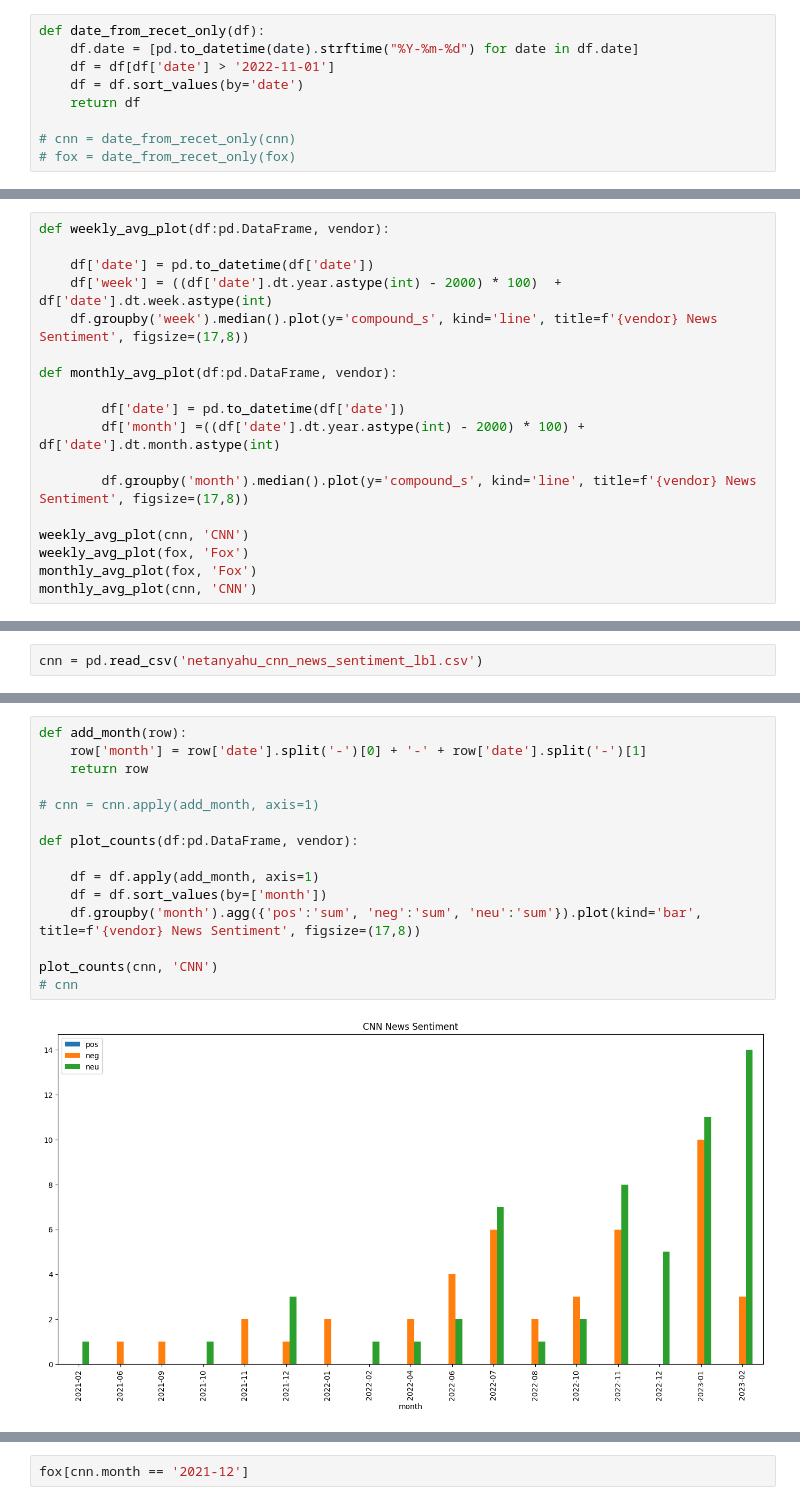
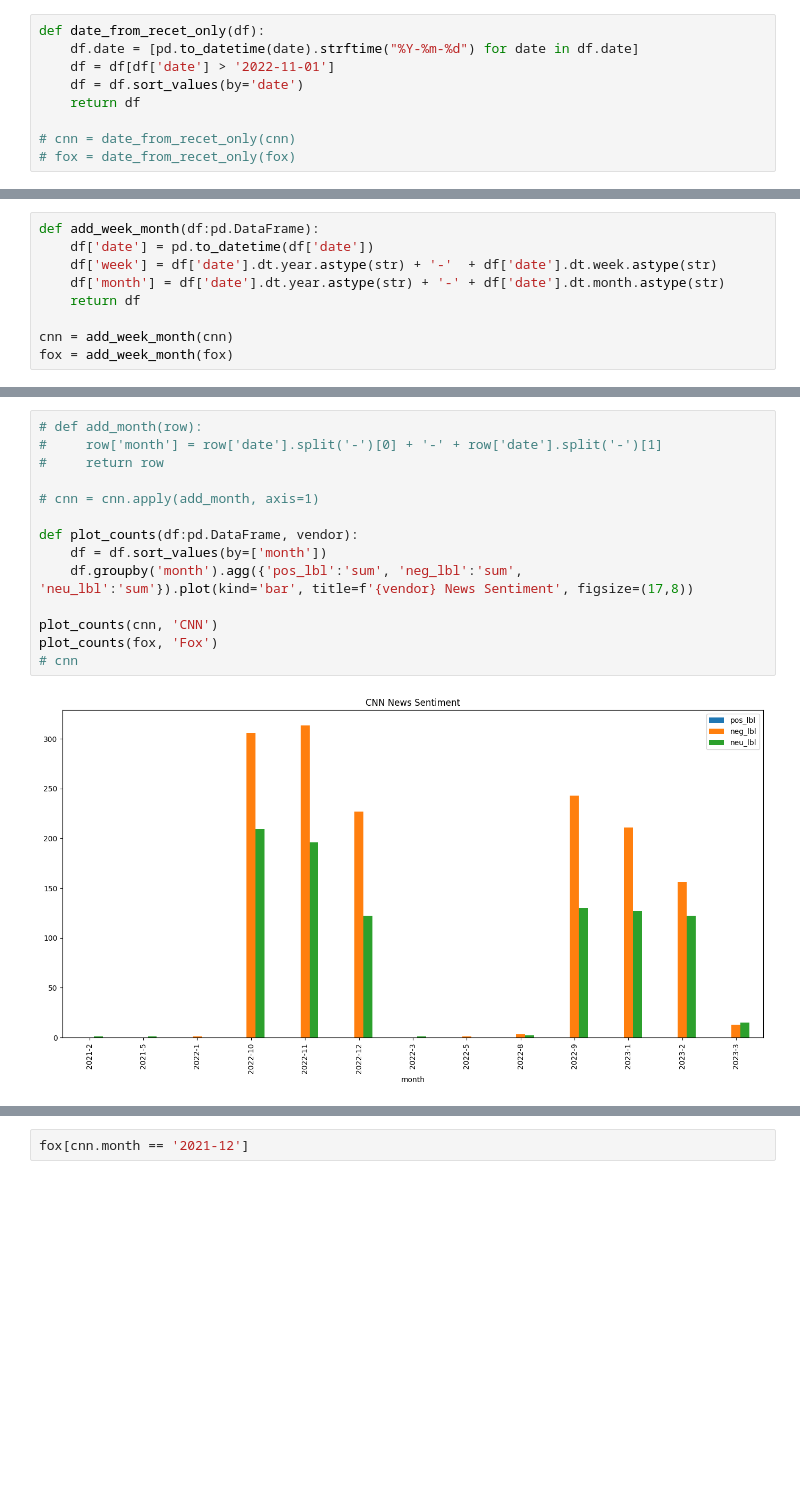
Before and after one commit to idobiran11/senti-trends-nlp, a Jupyter notebook: result analysis/trump_absa.ipynb, the cells around one changed output, grey strips where cells are left out. Drawn from its saved outputs; the diff is of its cells as text; blank space fills up the shorter version.

```diff
--- a/result analysis/trump_absa.ipynb
+++ b/result analysis/trump_absa.ipynb
@@ -116,18 +103,9 @@ joined_plot(cnn, fox, 'CNN', 'Fox')
 # %%
-def weekly_avg_plot(df:pd.DataFrame, vendor):
+def add_week_month(df:pd.DataFrame):
+    df['date'] = pd.to_datetime(df['date'])
+    df['week'] = df['date'].dt.year.astype(str) + '-'  + df['date'].dt.week.astype(str)
+    df['month'] = df['date'].dt.year.astype(str) + '-' + df['date'].dt.month.astype(str)
+    return df
 
-    df['date'] = pd.to_datetime(df['date'])
-    df['week'] = ((df['date'].dt.year.astype(int) - 2000) * 100)  + df['date'].dt.week.astype(int)
-    df.groupby('week').median().plot(y='compound_s', kind='line', title=f'{vendor} News Sentiment', figsize=(17,8))
-
-def monthly_avg_plot(df:pd.DataFrame, vendor):
-
-        df['date'] = pd.to_datetime(df['date'])
-        df['month'] =((df['date'].dt.year.astype(int) - 2000) * 100) + df['date'].dt.month.astype(int)
-
-        df.groupby('month').median().plot(y='compound_s', kind='line', title=f'{vendor} News Sentiment', figsize=(17,8))
-
-weekly_avg_plot(cnn, 'CNN')
-weekly_avg_plot(fox, 'Fox')
-monthly_avg_plot(fox, 'Fox')
-monthly_avg_plot(cnn, 'CNN')
+cnn = add_week_month(cnn)
+fox = add_week_month(fox)
@@ -164,2 +194,0 @@ plot_smooth(fox, 'Fox')
-# %%
-cnn = pd.read_csv('netanyahu_cnn_news_sentiment_lbl.csv')
@@ -181,17 +195,16 @@ cnn = pd.read_csv('netanyahu_cnn_news_sentiment_lbl.csv')
 # %%
-def add_month(row):
-    row['month'] = row['date'].split('-')[0] + '-' + row['date'].split('-')[1]
-    return row
+# def add_month(row):
+#     row['month'] = row['date'].split('-')[0] + '-' + row['date'].split('-')[1]
+#     return row
 
 # cnn = cnn.apply(add_month, axis=1)
 
 def plot_counts(df:pd.DataFrame, vendor):
-
-    df = df.apply(add_month, axis=1)
     df = df.sort_values(by=['month'])
-    df.groupby('month').agg({'pos':'sum', 'neg':'sum', 'neu':'sum'}).plot(kind='bar', title=f'{vendor} News Sentiment', figsize=(17,8))
+    df.groupby('month').agg({'pos_lbl':'sum', 'neg_lbl':'sum', 'neu_lbl':'sum'}).plot(kind='bar', title=f'{vendor} News Sentiment', figsize=(17,8))
 
 plot_counts(cnn, 'CNN')
+plot_counts(fox, 'Fox')
 # cnn
 # %% [output]
-[figure, old version]
+[figure, new version]
```
Also changed, not shown: parts of 17 cells of this notebook, 2 other files.
